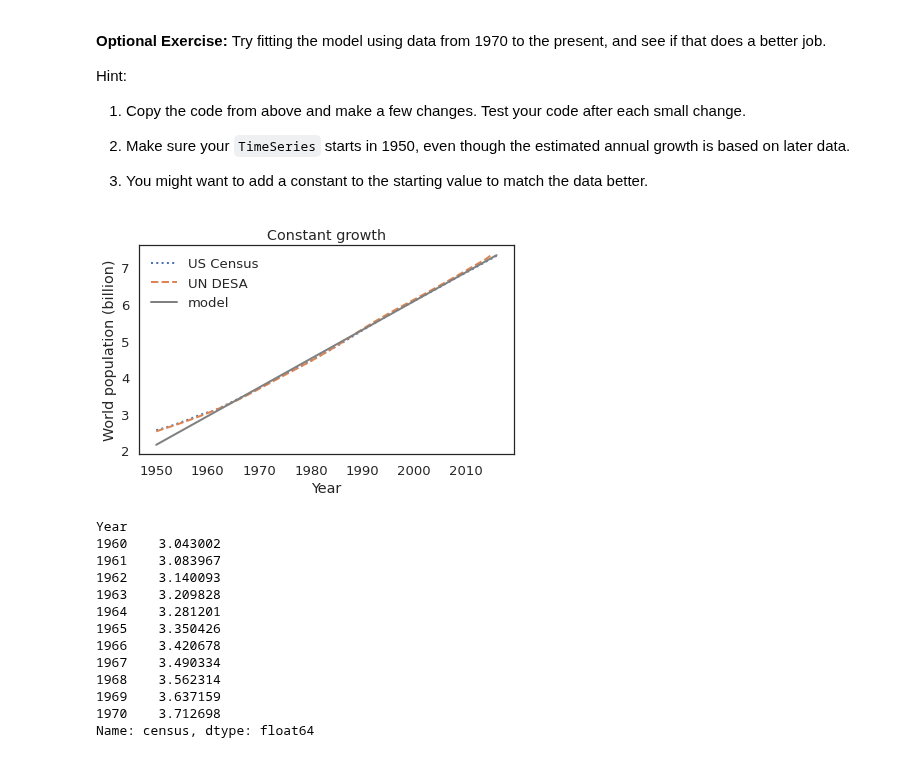
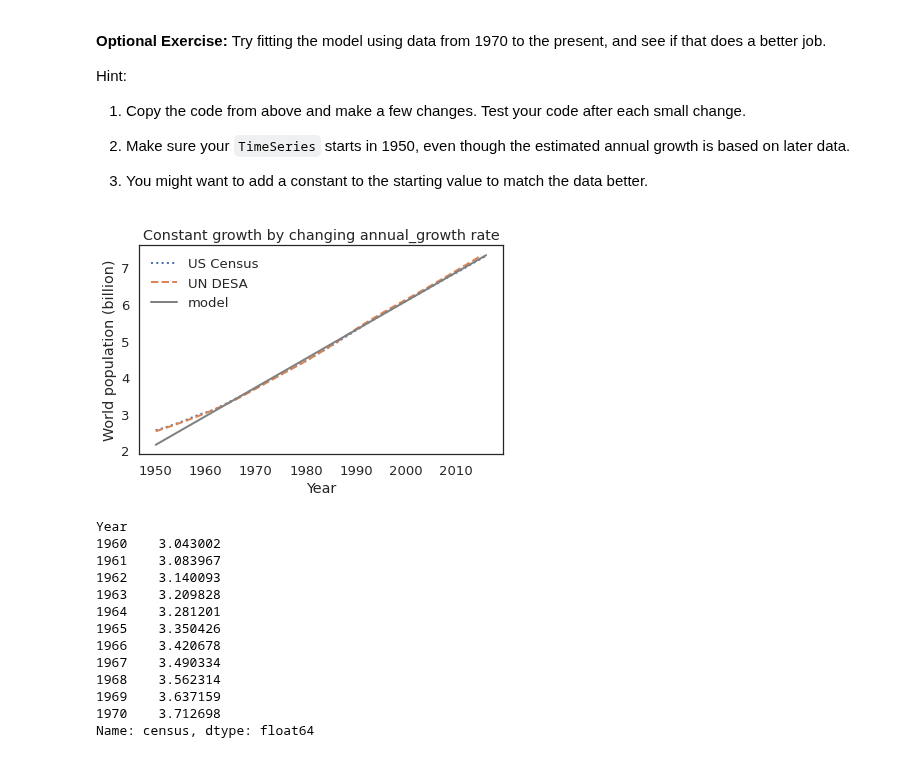
Before and after one commit to ferrysany/ModSimPy, a Jupyter notebook: colab/chap05.ipynb, the cells around one changed output. Saved outputs shown, nothing was run; the diff lists cells and outputs as text; code cells hidden in the pictures.

```diff
--- a/colab/chap05.ipynb
+++ b/colab/chap05.ipynb
@@ -303,24 +303,24 @@ Hint:
 # %%
 results2 = TimeSeries()
 results2[t_0] = census[t_0]-0.4
 
 total_growth2 = p_end - census[1970]
 elapsed_time2 = t_end - 1970
 
 annual_growth2 = total_growth2 / elapsed_time2
 
 for t in linrange(t_0, t_end):
     results2[t+1] = results2[t] + annual_growth2
 
 plot(census, ':', label='US Census')
 plot(un, '--', label='UN DESA')
 plot(results2, color='gray', label='model')
 
 decorate(xlabel='Year',
          ylabel='World population (billion)',
-         title='Constant growth')
+         title='Constant growth by changing annual_growth rate')
 # %% [output]
-[figure, old version]
+[figure, new version]
 # %%
 census.loc[1960:1970]
 # %% [output]
```
